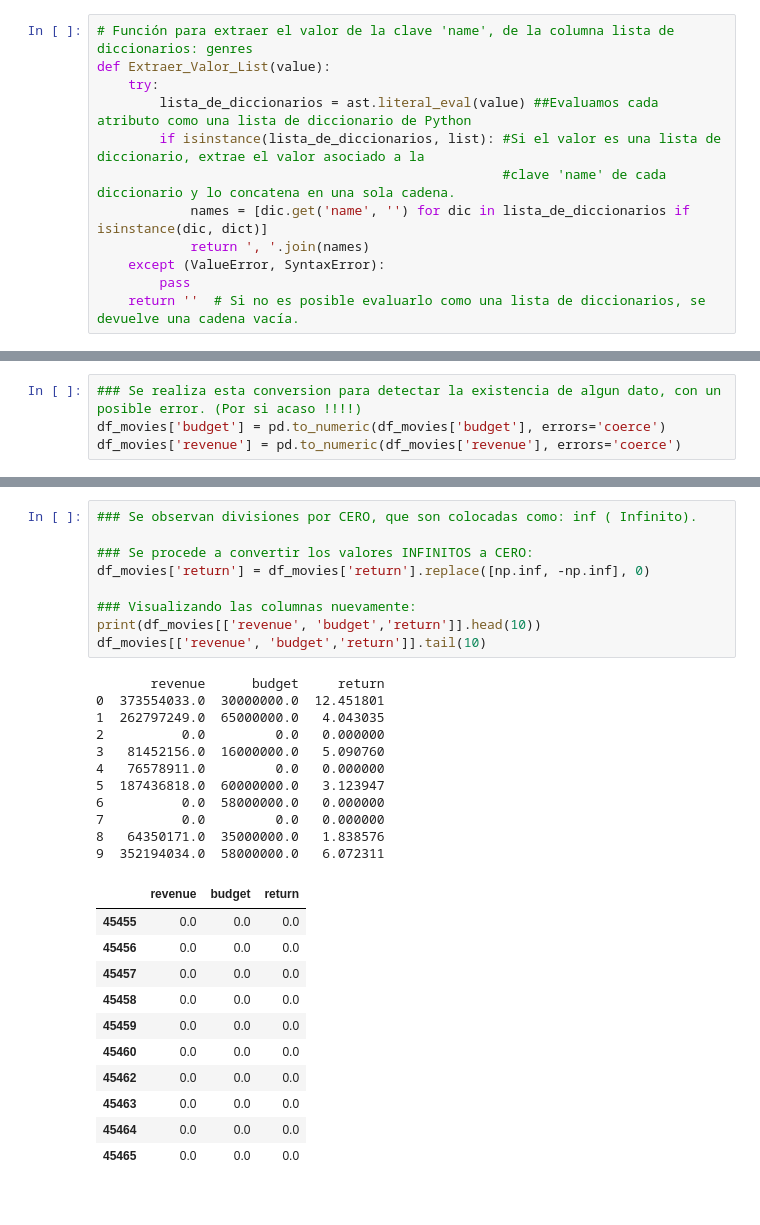
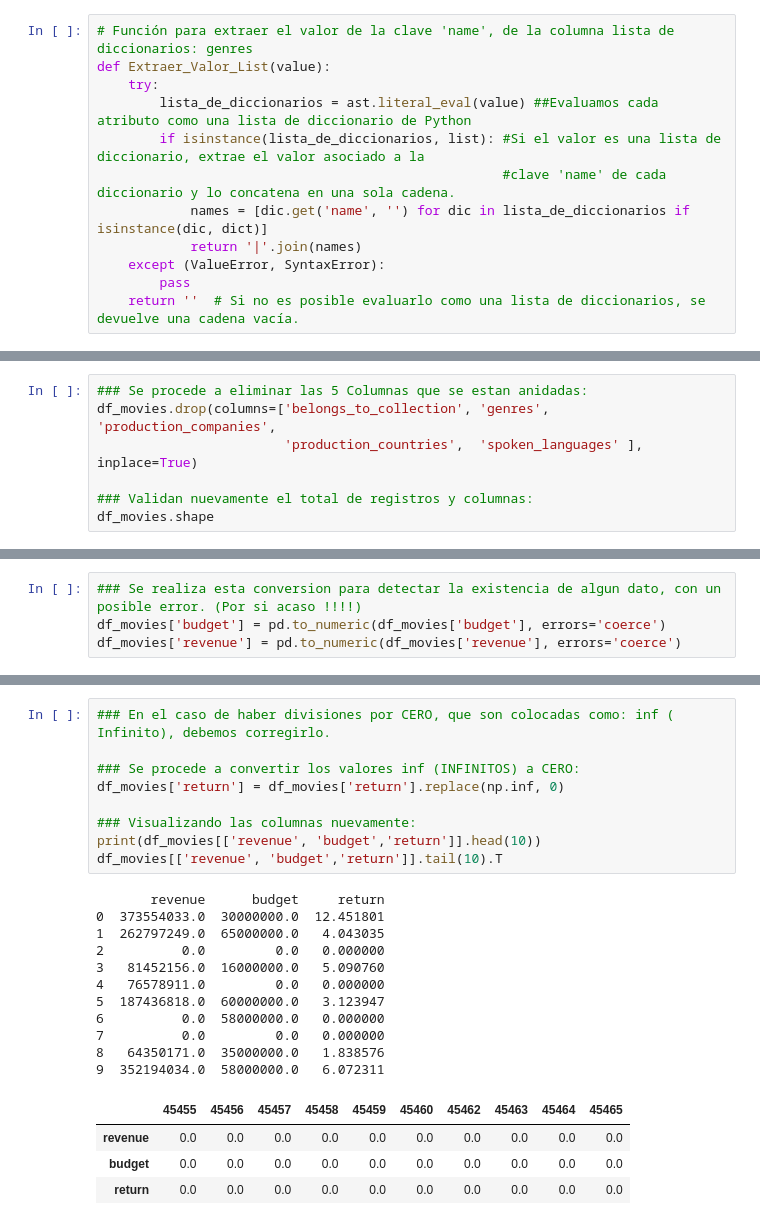
Before and after one commit to lesmengp/PI_ML_OPS, a Jupyter notebook: PI01.ipynb, the cells around one changed output, grey strips where cells are left out. Cells and saved outputs as stored; diff of their text form.

```diff
--- a/PI01.ipynb
+++ b/PI01.ipynb
@@ -132,7 +214,7 @@ def Extraer_Valor_List(value):
         if isinstance(lista_de_diccionarios, list): #Si el valor es una lista de diccionario, extrae el valor asociado a la
                                                     #clave 'name' de cada diccionario y lo concatena en una sola cadena.
             names = [dic.get('name', '') for dic in lista_de_diccionarios if isinstance(dic, dict)]
-            return ', '.join(names)
+            return '|'.join(names)
     except (ValueError, SyntaxError):
         pass
     return ''  # Si no es posible evaluarlo como una lista de diccionarios, se devuelve una cadena vacía.
@@ -182,0 +339,7 @@ df_movies[['collection', 'genre', 'companies', 'countries', 'languages' ]]
+# %%
+### Se procede a eliminar las 5 Columnas que se estan anidadas:
+df_movies.drop(columns=['belongs_to_collection', 'genres', 'production_companies',
+                        'production_countries',  'spoken_languages' ], inplace=True)
+
+### Validan nuevamente el total de registros y columnas:
+df_movies.shape
@@ -613,37 +676,30 @@ df_movies[['revenue', 'budget','return']].tail(10)
 | 45464 | 0.0 | 0.0 | 0.0 |
 | 45465 | 0.0 | 0.0 | 0.0 |
 # %%
-### Se observan divisiones por CERO, que son colocadas como: inf ( Infinito).
+### En el caso de haber divisiones por CERO, que son colocadas como: inf ( Infinito), debemos corregirlo.
 
-### Se procede a convertir los valores INFINITOS a CERO:
-df_movies['return'] = df_movies['return'].replace([np.inf, -np.inf], 0)
+### Se procede a convertir los valores inf (INFINITOS) a CERO:
+df_movies['return'] = df_movies['return'].replace(np.inf, 0)
 
 ### Visualizando las columnas nuevamente:
 print(df_movies[['revenue', 'budget','return']].head(10))
-df_movies[['revenue', 'budget','return']].tail(10)
+df_movies[['revenue', 'budget','return']].tail(10).T
 # %% [output]
        revenue      budget     return
 0  373554033.0  30000000.0  12.451801
 1  262797249.0  65000000.0   4.043035
 2          0.0         0.0   0.000000
 3   81452156.0  16000000.0   5.090760
 4   76578911.0         0.0   0.000000
 5  187436818.0  60000000.0   3.123947
 6          0.0  58000000.0   0.000000
 7          0.0         0.0   0.000000
 8   64350171.0  35000000.0   1.838576
 9  352194034.0  58000000.0   6.072311
-|  | revenue | budget | return |
-| 45455 | 0.0 | 0.0 | 0.0 |
-| 45456 | 0.0 | 0.0 | 0.0 |
-| 45457 | 0.0 | 0.0 | 0.0 |
-| 45458 | 0.0 | 0.0 | 0.0 |
-| 45459 | 0.0 | 0.0 | 0.0 |
-| 45460 | 0.0 | 0.0 | 0.0 |
-| 45462 | 0.0 | 0.0 | 0.0 |
-| 45463 | 0.0 | 0.0 | 0.0 |
-| 45464 | 0.0 | 0.0 | 0.0 |
-| 45465 | 0.0 | 0.0 | 0.0 |
+|  | 45455 | 45456 | 45457 | 45458 | 45459 | 45460 | 45462 | 45463 | 45464 | 45465 |
+| revenue | 0.0 | 0.0 | 0.0 | 0.0 | 0.0 | 0.0 | 0.0 | 0.0 | 0.0 | 0.0 |
+| budget | 0.0 | 0.0 | 0.0 | 0.0 | 0.0 | 0.0 | 0.0 | 0.0 | 0.0 | 0.0 |
+| return | 0.0 | 0.0 | 0.0 | 0.0 | 0.0 | 0.0 | 0.0 | 0.0 | 0.0 | 0.0 |
 # %%
 ### Error de division por CERO corregido.
 
```
Also changed, not shown: parts of 204 cells of this notebook, 4 other files.
